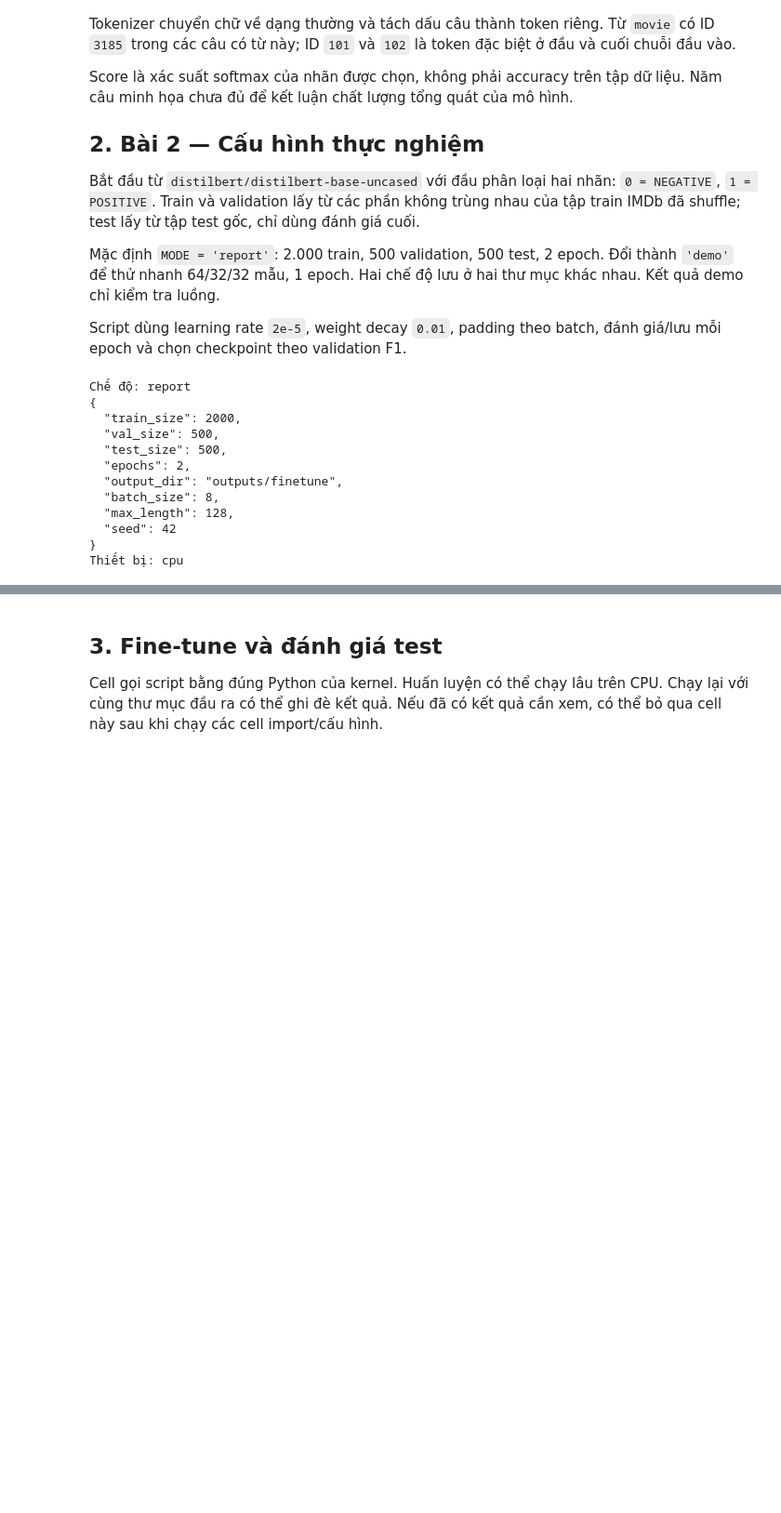
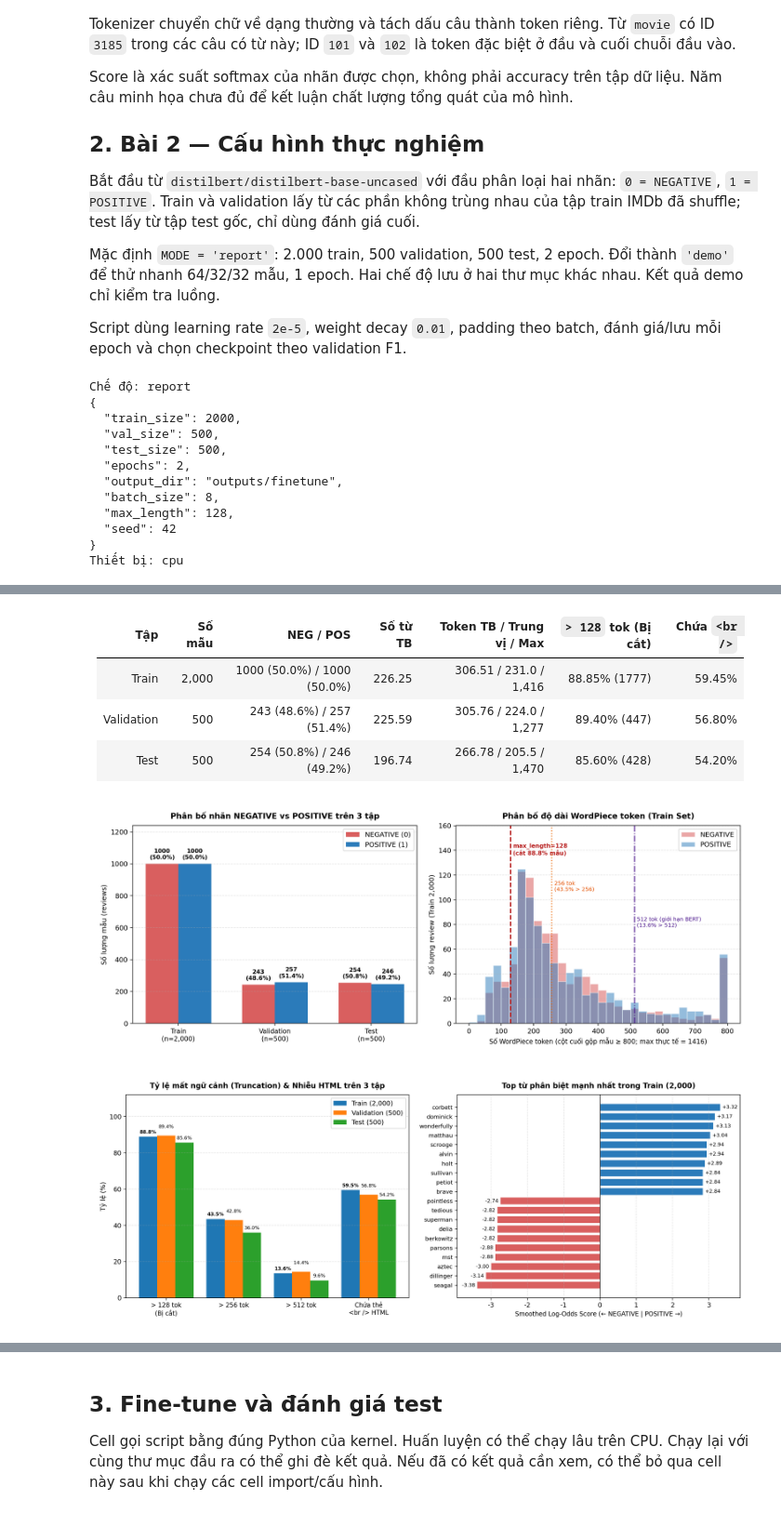
Before and after one commit to linhtd3993/LAB_DEEP_LEARNING, a Jupyter notebook: lab3/Practice3.ipynb, the cells around one changed output, grey strips where cells are left out. Shown at 93% size. Drawn from its saved outputs; the diff is of its cells as text; code cells hidden in the pictures; blank space fills up the shorter version.

Commit message:
feat: add IMDb EDA, output error analysis, define.md, and design.md

```diff
--- a/lab3/Practice3.ipynb
+++ b/lab3/Practice3.ipynb
@@ -151,0 +159,60 @@ Thiết bị: cpu
+# %%
+eda_dir = out if (out / 'eda_summary.json').is_file() else (
+    Path('results') if MODE == 'report' and Path('results/eda_summary.json').is_file() else out
+)
+if not (eda_dir / 'eda_summary.json').is_file():
+    from datasets import load_dataset
+    from transformers import AutoTokenizer
+    from evaluate_lab3 import (
+        extract_distinctive_words, plot_eda_class_and_length,
+        plot_eda_text_insights, summarize_split_stats,
+    )
+    raw_ds = load_dataset('stanfordnlp/imdb')
+    pool_ds = raw_ds['train'].shuffle(seed=SEED)
+    tr_ds = pool_ds.select(range(config['train_size']))
+    va_ds = pool_ds.select(range(config['train_size'], config['train_size'] + config['val_size']))
+    te_ds = raw_ds['test'].shuffle(seed=SEED).select(range(config['test_size']))
+    tok_eda = AutoTokenizer.from_pretrained('distilbert/distilbert-base-uncased')
+    tr_lens = [len(x) for x in tok_eda(list(tr_ds['text']), truncation=False)['input_ids']]
+    va_lens = [len(x) for x in tok_eda(list(va_ds['text']), truncation=False)['input_ids']]
+    te_lens = [len(x) for x in tok_eda(list(te_ds['text']), truncation=False)['input_ids']]
+    dist_words = extract_distinctive_words(list(tr_ds['text']), list(tr_ds['label']), top_k=12)
+    eda = {
+        'splits': {
+            'train': summarize_split_stats(list(tr_ds['text']), list(tr_ds['label']), tr_lens, max_length=MAX_LENGTH),
+            'validation': summarize_split_stats(list(va_ds['text']), list(va_ds['label']), va_lens, max_length=MAX_LENGTH),
+            'test': summarize_split_stats(list(te_ds['text']), list(te_ds['label']), te_lens, max_length=MAX_LENGTH),
+        },
+        'distinctive_words_train': dist_words,
+    }
+    eda_dir.mkdir(parents=True, exist_ok=True)
+    (eda_dir / 'eda_summary.json').write_text(json.dumps(eda, indent=2, ensure_ascii=False), encoding='utf-8')
+    tr_neg = [l for l, y in zip(tr_lens, tr_ds['label']) if y == 0]
+    tr_pos = [l for l, y in zip(tr_lens, tr_ds['label']) if y == 1]
+    plot_eda_class_and_length(eda, tr_neg, tr_pos, eda_dir / 'eda_class_and_length.png')
+    plot_eda_text_insights(eda, dist_words, eda_dir / 'eda_text_insights.png')
+
+eda = json.loads((eda_dir / 'eda_summary.json').read_text(encoding='utf-8'))
+eda_rows = [
+    '| Tập | Số mẫu | NEG / POS | Số từ TB | Token TB / Trung vị / Max | `> 128` tok (Bị cắt) | Chứa `<br />` |',
+    '|---|---:|---:|---:|---:|---:|---:|',
+]
+for split_name, label_vi in [('train', 'Train'), ('validation', 'Validation'), ('test', 'Test')]:
+    sp = eda['splits'][split_name]
+    eda_rows.append(
+        f"| {label_vi} | {sp['count']:,} | {sp['neg_count']} ({sp['neg_pct']:.1f}%) / "
+        f"{sp['pos_count']} ({sp['pos_pct']:.1f}%) | {sp['word_stats']['mean']:.2f} | "
+        f"{sp['token_stats']['mean']:.2f} / {sp['token_stats']['median']:.1f} / {int(sp['token_stats']['max']):,} | "
+        f"{sp['truncation']['gt_128_pct']:.2f}% ({sp['truncation']['gt_128_count']}) | {sp['html_br_pct']:.2f}% |"
+    )
+display(Markdown('\n'.join(eda_rows)))
+display(Image(filename=str(eda_dir / 'eda_class_and_length.png')))
+display(Image(filename=str(eda_dir / 'eda_text_insights.png')))
+# %% [output]
+| Tập | Số mẫu | NEG / POS | Số từ TB | Token TB / Trung vị / Max | `> 128` tok (Bị cắt) | Chứa `<br />` |
+|---|---:|---:|---:|---:|---:|---:|
+| Train | 2,000 | 1000 (50.0%) / 1000 (50.0%) | 226.25 | 306.51 / 231.0 / 1,416 | 88.85% (1777) | 59.45% |
+| Validation | 500 | 243 (48.6%) / 257 (51.4%) | 225.59 | 305.76 / 224.0 / 1,277 | 89.40% (447) | 56.80% |
+| Test | 500 | 254 (50.8%) / 246 (49.2%) | 196.74 | 266.78 / 205.5 / 1,470 | 85.60% (428) | 54.20% |
+[figure, added]
+[figure, added]
```
Also changed, not shown: parts of 7 cells of this notebook, 15 other files.
